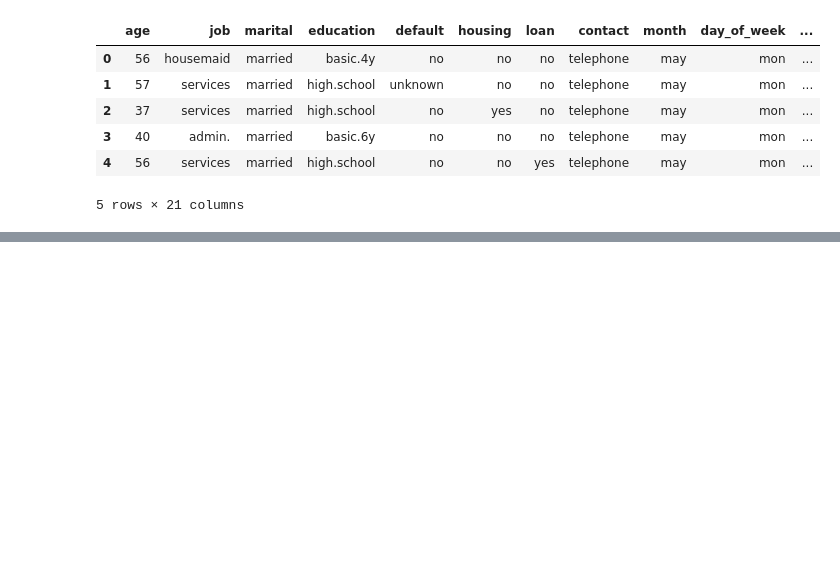
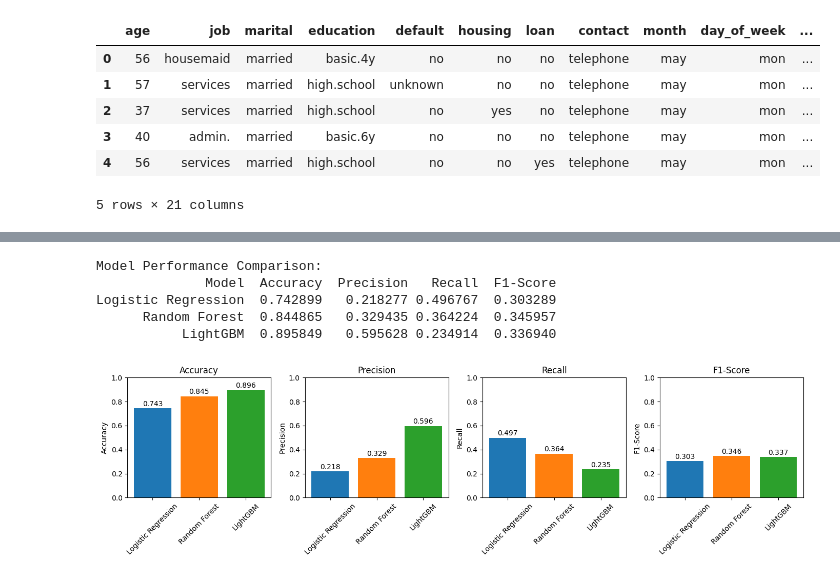
Before and after one commit to MankitWong/Team_ML10, a Jupyter notebook: experiments/experiments.ipynb, the cells around one changed output, grey strips where cells are left out. Cells and saved outputs as stored; diff of their text form; code cells hidden in the pictures; blank space fills up the shorter version.

```diff
--- a/experiments/experiments.ipynb
+++ b/experiments/experiments.ipynb
@@ -73,0 +223,67 @@ joblib.dump(model_pipeline, 'production_pipeline.pkl')
+# %%
+# Compare the accuracies of the models
+from sklearn.metrics import accuracy_score, precision_score, recall_score
+
+# Get predictions from all models
+y_pred_rf = model_pipeline.predict(X_test)
+y_pred_baseline = simple_model_pipeline.predict(X_test)
+y_pred_lgb = lgb_pipeline.predict(X_test)
+
+# Calculate metrics for all models
+models = ['Logistic Regression', 'Random Forest', 'LightGBM']
+accuracies = [
+    accuracy_score(y_test, y_pred_baseline),
+    accuracy_score(y_test, y_pred_rf),
+    accuracy_score(y_test, y_pred_lgb)
+]
+precisions = [
+    precision_score(y_test, y_pred_baseline),
+    precision_score(y_test, y_pred_rf),
+    precision_score(y_test, y_pred_lgb)
+]
+recalls = [
+    recall_score(y_test, y_pred_baseline),
+    recall_score(y_test, y_pred_rf),
+    recall_score(y_test, y_pred_lgb)
+]
+f1_scores = [
+    f1_score(y_test, y_pred_baseline),
+    f1_score(y_test, y_pred_rf),
+    f1_score(y_test, y_pred_lgb)
+]
+
+# Create comparison dataframe
+comparison_df = pd.DataFrame({
+    'Model': models,
+    'Accuracy': accuracies,
+    'Precision': precisions,
+    'Recall': recalls,
+    'F1-Score': f1_scores
+})
+
+print("Model Performance Comparison:")
+print(comparison_df.to_string(index=False))
+
+# Visualize the comparison
+fig, axes = plt.subplots(1, 4, figsize=(14, 4))
+metrics = ['Accuracy', 'Precision', 'Recall', 'F1-Score']
+colors = ['#1f77b4', '#ff7f0e', '#2ca02c']
+
+for idx, metric in enumerate(metrics):
+    axes[idx].bar(models, comparison_df[metric], color=colors)
+    axes[idx].set_ylabel(metric)
+    axes[idx].set_ylim([0, 1])
+    axes[idx].set_title(metric)
+    axes[idx].tick_params(axis='x', rotation=45)
+    for i, v in enumerate(comparison_df[metric]):
+        axes[idx].text(i, v + 0.02, f'{v:.3f}', ha='center')
+
+plt.tight_layout()
+plt.show()
+# %% [output]
+Model Performance Comparison:
+              Model  Accuracy  Precision   Recall  F1-Score
+Logistic Regression  0.742899   0.218277 0.496767  0.303289
+      Random Forest  0.844865   0.329435 0.364224  0.345957
+           LightGBM  0.895849   0.595628 0.234914  0.336940
+[figure, added]
```
Also changed, not shown: parts of 13 cells of this notebook.
